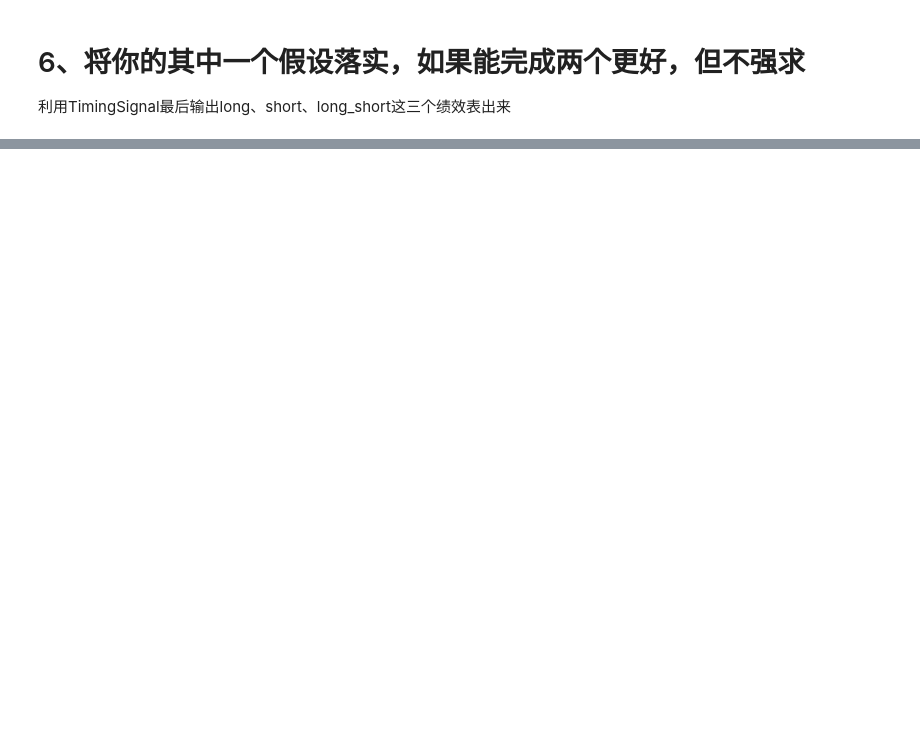
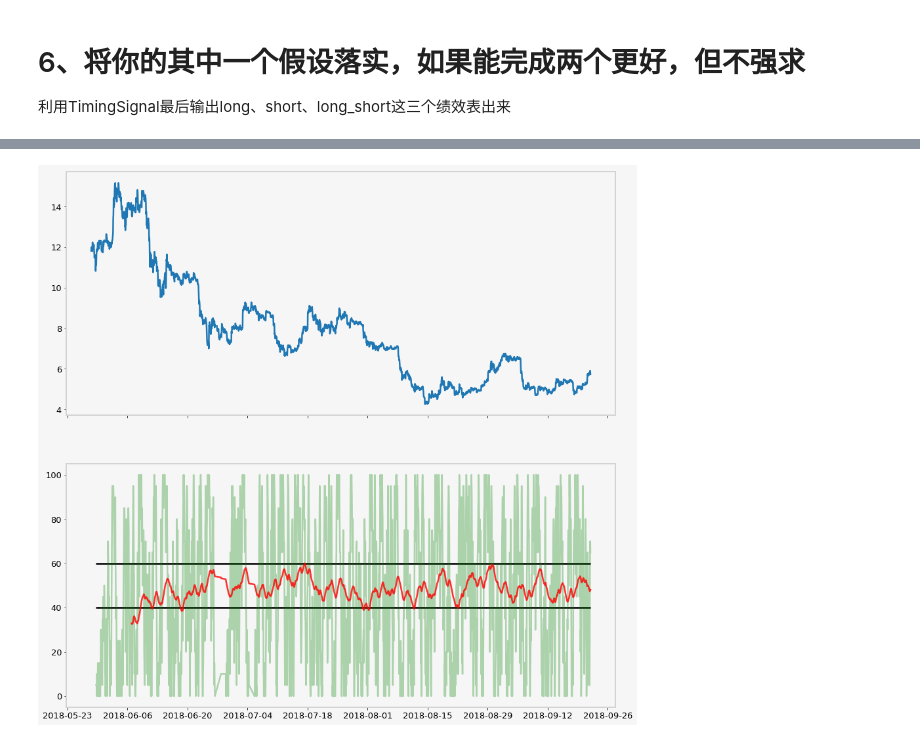
Before and after one commit to Cecillia123/-, a Jupyter notebook: 数据获取与因子绩效试题4-6题.ipynb, the cells around one changed output, grey strips where cells are left out. Saved outputs shown, nothing was run; the diff lists cells and outputs as text; code cells hidden in the pictures; blank space fills up the shorter version.

```diff
--- a/数据获取与因子绩效试题4-6题.ipynb
+++ b/数据获取与因子绩效试题4-6题.ipynb
@@ -279,0 +384,34 @@ win_mean/loss_mean    NaN     NaN   2.927
+# %%
+# 1、定义calcuate对均线进行打分
+import talib as ta
+import numpy as np
+import pandas as pd
+
+def calculate(alpha, timePeriod):
+    mas = ta.MA(alpha.iloc[:,0].values, timePeriod)
+    mal = ta.MA(alpha.iloc[:,0].values, 5*timePeriod)
+    df = pd.DataFrame({'long': mal, 'short': mas}, index=alpha.index).dropna()
+    df['direction'] = list(map(lambda s, l: 1 if s > l else 0, df['short'], df['long']))
+    return df['direction']
+# %%
+# signalDf
+dvAlpha = dv.get_ts('alpha1_C',date_type='datetime').dropna()
+x = np.array(range(1,21,1))
+signalDf = pd.DataFrame({t: calculate(dvAlpha, t) for t in x})
+# %%
+#2、信号的加总相乘
+signalDf['signal'] = pd.Series({name: true.sum()*5 for name, true in signalDf.iterrows()})
+# %%
+# 3、绘图观察
+import matplotlib.pyplot as plt
+from talib import abstract
+
+fig, (ax,ax1) = plt.subplots(2,1,sharex=True, figsize=(15,15))
+ax.plot(dv.get_ts('close',date_type='datetime'))
+ax1.plot(signalDf['signal'], 'g', alpha=0.3)
+ax1.plot(abstract.EMA(signalDf,200,price='signal'), 'r', alpha=0.8)
+ax1.hlines(60, signalDf['signal'].index[0], signalDf['signal'].index[-1])
+ax1.hlines(40, signalDf['signal'].index[0], signalDf['signal'].index[-1])
+plt.show()
+# %% [output]
+[figure, added]
```
Also changed, not shown: parts of 33 cells of this notebook.
